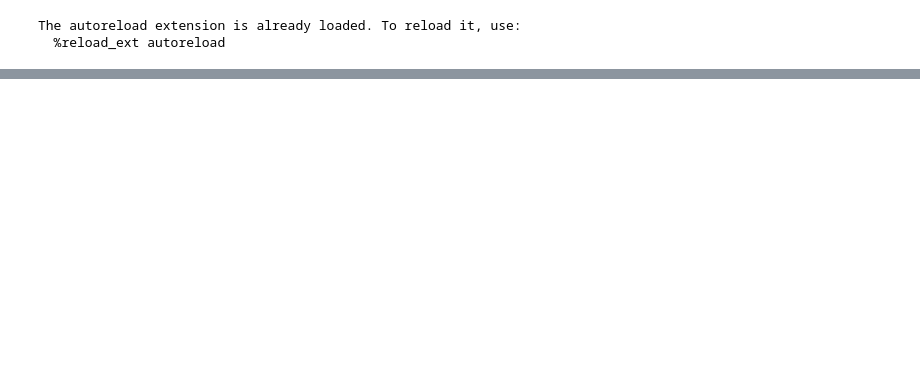
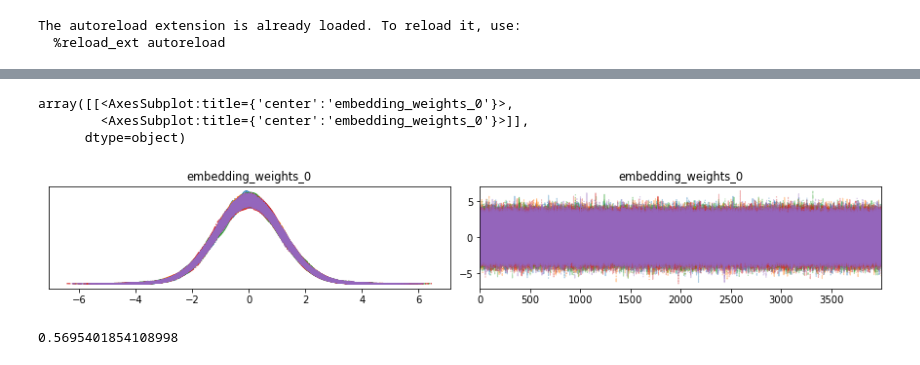
Before and after one commit to vb690/bayesian_ANN, a Jupyter notebook: word_embedding_sentiment.ipynb, the cells around one changed output, grey strips where cells are left out. Saved outputs shown, nothing was run; the diff lists cells and outputs as text; code cells hidden in the pictures; blank space fills up the shorter version.

```diff
--- a/word_embedding_sentiment.ipynb
+++ b/word_embedding_sentiment.ipynb
@@ -20,8 +20,8 @@ from modules.viz_utils import visulize_categorical_post, visulize_bernoulli_post
 # %%
 (X_tr, y_tr), (X_ts, y_ts) = load_imdb(
     skip_top=100,
-    num_words=2000,
-    maxlen=180
+    num_words=4000,
+    maxlen=90
 )
 X_tr = pad_sequences(X_tr, padding='post', value=2)
 X_tr = X_tr[:, :20]
@@ -33,24 +33,24 @@ embedding_model = BayesianWordEmbedding(
     y=y_tr,
     shape_out=1,
     likelyhood_model='bernoulli_lk',
-    prior=pm.Normal,
+    prior=pm.Laplace,
     vocabulary_size=int(X_tr.max()+1),
-    embedding_size=25,
-    layers=(50, 25, 5),
-    activation='relu',
-    batch_size=256,
+    embedding_size=5,
+    layers=(100, 50, 25, 5),
+    activation='tanh',
+    batch_size=32,
     mu=0,
-    sigma=1
+    b=1
 )
 embedding_model.show_graph()
 # %% [output]
 [drawing not drawn]
 # %%
-embedding_model.fit(n=10000)
+embedding_model.fit(n=100000)
 embedding_trace = embedding_model.predict(
     X_ts,
     y_ts,
-    ['p']
+    ['embedding_weights_0', 'p']
 )
 # %% [output]
 [interactive output not drawn]
@@ -58,0 +59,11 @@ MemoryError: Unable to allocate 47.0 GiB for an array with shape (1000, 12613, 2
+# %%
+pm.plot_trace(embedding_trace, var_names=['embedding_weights_0'])
+# %% [output]
+array([[<AxesSubplot:title={'center':'embedding_weights_0'}>,
+        <AxesSubplot:title={'center':'embedding_weights_0'}>]],
+      dtype=object)
+[figure, added]
+# %%
+embedding_trace['p'].mean(0).min()
+# %% [output]
+0.5695401854108998
```
Also changed, not shown: parts of 2 cells of this notebook, 3 other files.
